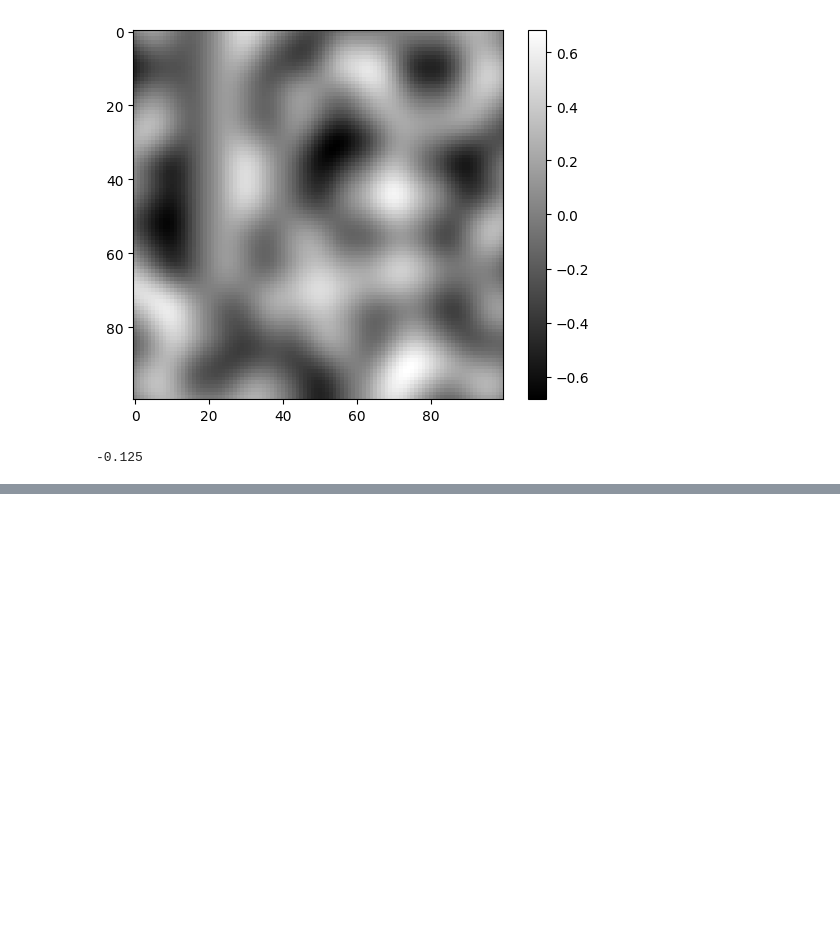
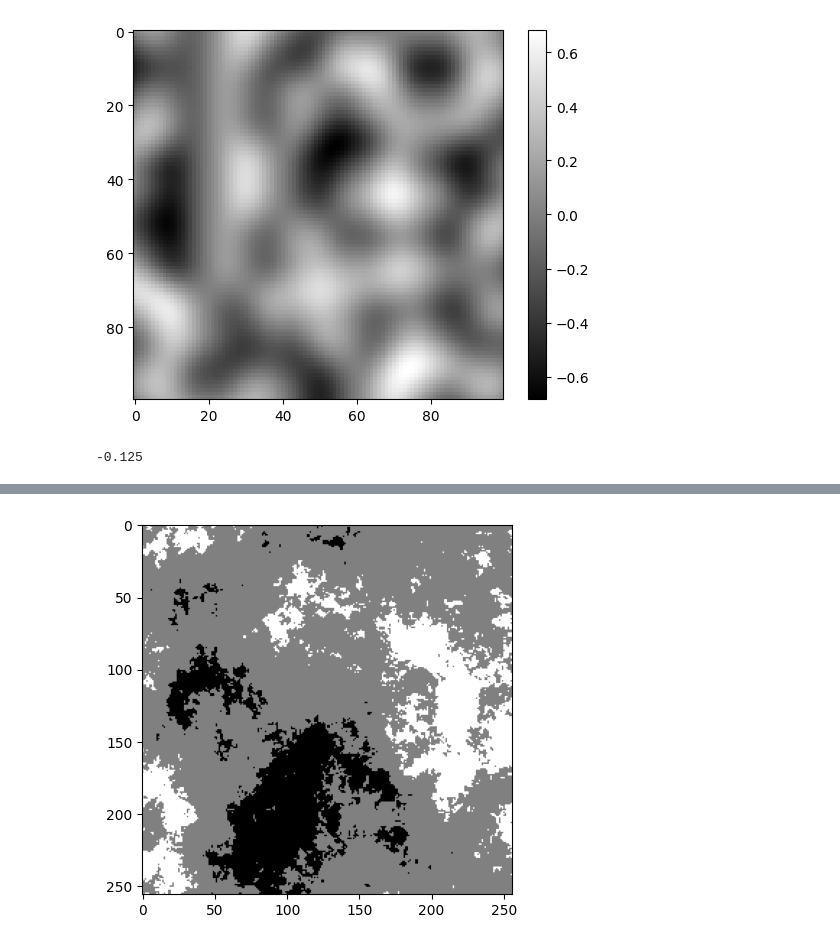
Before and after one commit to QuantumCreation/aoe2mapgenerator, a Jupyter notebook: src/perlin.ipynb, the cells around one changed output, grey strips where cells are left out. Drawn from its saved outputs; the diff is of its cells as text; code cells hidden in the pictures; blank space fills up the shorter version.

```diff
--- a/src/perlin.ipynb
+++ b/src/perlin.ipynb
@@ -70,5 +77,5 @@ pnoise2(0.5, 0.5, 1)
 noise = np.zeros((Width, Width))
 for i in range(Width):
     for j in range(Width):
-        noise[i][j] = pnoise2(i/Width, j/Width, 100,.8)
+        noise[i][j] = pnoise2(i / Width, j / Width, 100, 0.8)
 # %%
@@ -125,0 +104,80 @@ plt.show()
+# %%
+import random
+from typing import List
+
+
+def generate_seed() -> int:
+    """Generate a random seed."""
+    return random.randint(0, 100)
+
+
+def initialize_final_pic(n: int) -> List[List[float]]:
+    """Initialize the final picture array with zeros."""
+    return [[0 for _ in range(n)] for _ in range(n)]
+
+
+def generate_perlin_noise(
+    xpix: int, ypix: int, size: int, real_seed: int, octave: int
+) -> List[List[float]]:
+    """
+    Generate Perlin noise for given parameters.
+
+    Args:
+        xpix (int): Number of pixels in x direction.
+        ypix (int): Number of pixels in y direction.
+        size (int): Size of the noise.
+        real_seed (int): Seed for the noise.
+        octave (int): Octave of the noise.
+    """
+    final_pic = initialize_final_pic(xpix)
+    for i in range(xpix):
+        for j in range(ypix):
+            noise_val = pnoise2(
+                (i / xpix) * size + real_seed,
+                (j / ypix) * size + real_seed,
+                octave,
+                0.8,
+            )
+            final_pic[i][j] += noise_val
+    return final_pic
+
+
+def apply_contrast_split(final_pic: List[List[float]], sections: int) -> None:
+    """
+    Apply contrast split to the final picture.
+
+    Args:
+        final_pic (List[List[float]]): Final picture array.
+        sections (int): Number of sections to split the contrast.
+    """
+    contrast_split(final_pic, sections)
+
+
+def plot_image(image: List[List[float]], cmap: str = "gray") -> None:
+    """Plot the given image."""
+    plt.imshow(image, cmap=cmap)
+    plt.show()
+
+
+def main_execution(octaves: List[int], n: int, size: int, splits: int) -> None:
+    seed = generate_seed()
+    real_seed = seed * 10
+
+    final_pic = initialize_final_pic(n)
+
+    for index, octave in enumerate(octaves):
+        xpix, ypix = n, n
+        noise_pic = generate_perlin_noise(xpix, ypix, size, real_seed, octave)
+        final_pic = add_nested_arrays(final_pic, noise_pic)
+
+    print(real_seed)
+    apply_contrast_split(final_pic, splits)
+    plot_image(final_pic)
+
+
+# Main execution
+octaves = [25]
+n = 256
+size = 1
+main_execution(octaves, n, size, 3)
+# %% [output]
@@ -126 +185,2 @@ plt.show()
+[figure, added]
 # %%
```
Also changed, not shown: parts of 7 cells of this notebook, 33 other files.
